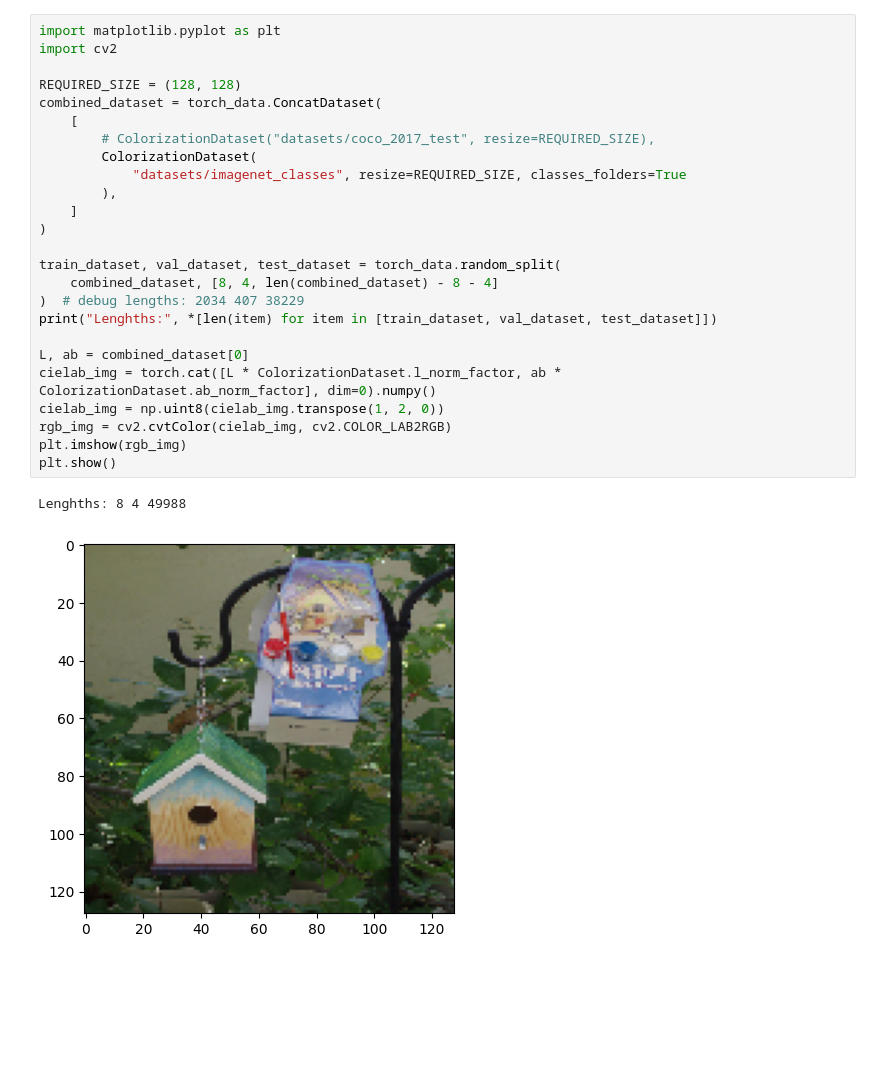
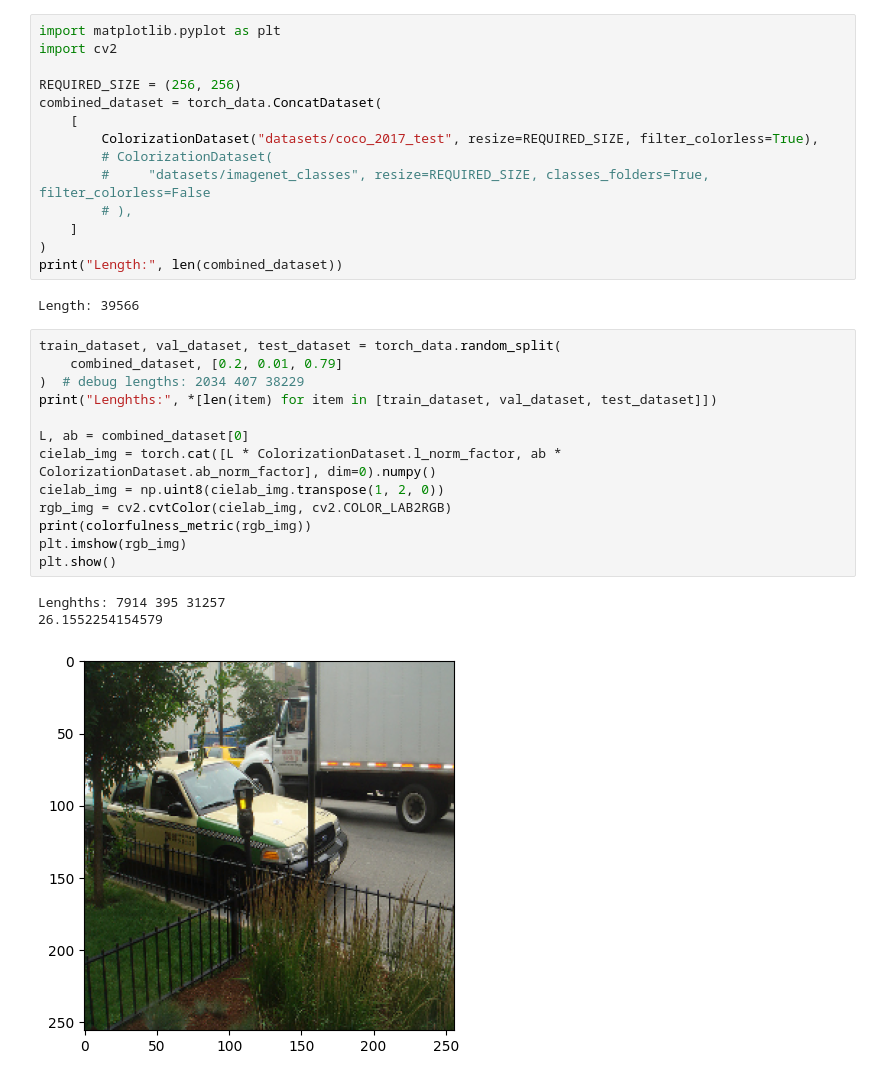
Before and after one commit to dfbakin/colorizer, a Jupyter notebook: training_visual.ipynb, the cells around one changed output. Saved outputs shown, nothing was run; the diff lists cells and outputs as text; blank space fills up the shorter version.

```diff
--- a/training_visual.ipynb
+++ b/training_visual.ipynb
@@ -17,32 +17,37 @@ np.random.seed(SEED)
 %load_ext autoreload
 %autoreload 2
 %matplotlib inline
+# %%
+import matplotlib.pyplot as plt
+import cv2
+
+REQUIRED_SIZE = (256, 256)
+combined_dataset = torch_data.ConcatDataset(
+    [
+        ColorizationDataset("datasets/coco_2017_test", resize=REQUIRED_SIZE, filter_colorless=True),
+        # ColorizationDataset(
+        #     "datasets/imagenet_classes", resize=REQUIRED_SIZE, classes_folders=True, filter_colorless=False
+        # ),
+    ]
+)
+print("Length:", len(combined_dataset))
+# %% [output]
+Length: 39566
 # %%
-import matplotlib.pyplot as plt
-import cv2
-
-REQUIRED_SIZE = (128, 128)
-combined_dataset = torch_data.ConcatDataset(
-    [
-        # ColorizationDataset("datasets/coco_2017_test", resize=REQUIRED_SIZE),
-        ColorizationDataset(
-            "datasets/imagenet_classes", resize=REQUIRED_SIZE, classes_folders=True
-        ),
-    ]
-)
-
 train_dataset, val_dataset, test_dataset = torch_data.random_split(
-    combined_dataset, [8, 4, len(combined_dataset) - 8 - 4]
+    combined_dataset, [0.2, 0.01, 0.79]
 )  # debug lengths: 2034 407 38229
 print("Lenghths:", *[len(item) for item in [train_dataset, val_dataset, test_dataset]])
 
 L, ab = combined_dataset[0]
 cielab_img = torch.cat([L * ColorizationDataset.l_norm_factor, ab * ColorizationDataset.ab_norm_factor], dim=0).numpy()
 cielab_img = np.uint8(cielab_img.transpose(1, 2, 0))
 rgb_img = cv2.cvtColor(cielab_img, cv2.COLOR_LAB2RGB)
+print(colorfulness_metric(rgb_img))
 plt.imshow(rgb_img)
 plt.show()
 # %% [output]
-Lenghths: 8 4 49988
+Lenghths: 7914 395 31257
+26.1552254154579
-[figure, old version]
+[figure, new version]
 # %%
```
Also changed, not shown: parts of 5 cells of this notebook, 5 other files.
